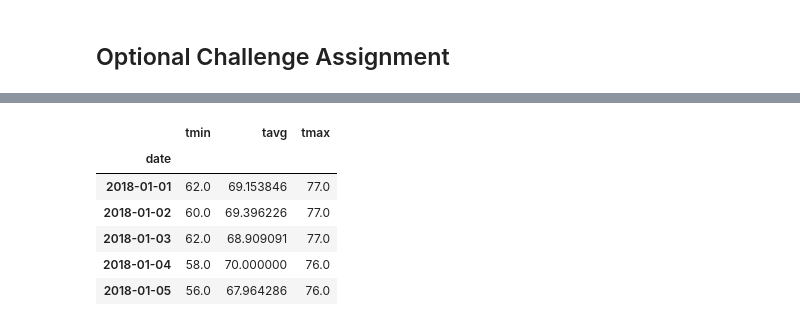
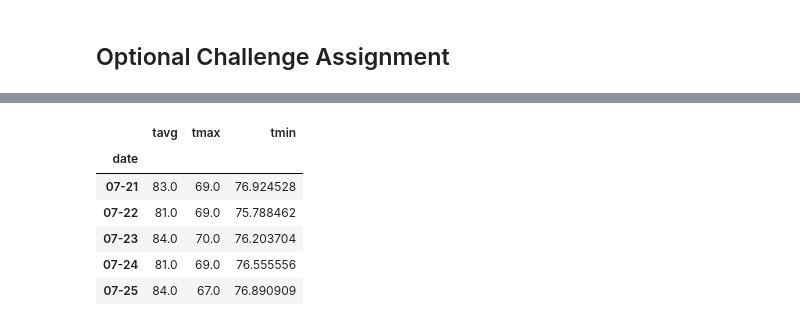
Before and after one commit to ipvirg/Surfs_Up_Climate_Analysis, a Jupyter notebook: climate_main.ipynb, the cells around one changed output, grey strips where cells are left out. Cells and saved outputs as stored; diff of their text form; code cells hidden in the pictures.

```diff
--- a/climate_main.ipynb
+++ b/climate_main.ipynb
@@ -19,11 +20,11 @@ from sqlalchemy import create_engine, func, inspect
 # %%
 # Choose a start date and end date of the trip. Make sure that your vacation range is approximately 3-15 days total.
 # Note: There is no data after 2017-08-23.
-start_date_entry = input('Enter a start date for your trip in YYYY-MM-DD format: ')
+start_date_entry = input('Enter the start date for your trip to Honolulu in YYYY-MM-DD format: ')
 year, month, day = map(int, start_date_entry.split('-'))
 trip_start_date = dt.date(year, month, day)
 
-end_date_entry = input('Enter an end date for your trip in YYYY-MM-DD format: ')
+end_date_entry = input('Enter the end date for your trip to Honolulu in YYYY-MM-DD format: ')
 year, month, day = map(int, end_date_entry.split('-'))
 trip_end_date = dt.date(year, month, day)
 # %% [output]
@@ -272,12 +273,33 @@ daily_normals("01-01")
+# %%
+# calculate the daily normals for your trip
+def daily_normals(date):
+    sel = [func.min(Measurement.tobs), func.avg(Measurement.tobs), func.max(Measurement.tobs)]
+    [(tmin,tavg,tmax)] = session.query(*sel).filter(func.strftime("%m-%d", Measurement.date) == date).all()
+
+    return tmin,tavg,tmax
 # %%
-# calculate the daily normals for your trip
-# push each tuple of calculations into a list called `normals`
-
+# Push each tuple of calculations into a list called `normals`
 # Set the start and end date of the trip
+start = trip_start_date
 
 # Use the start and end date to create a range of dates
+tdelta = dt.timedelta(days=1)
+date_range = []
+while start <= trip_end_date:
+    date_range.append(start)
+    start += tdelta
 
-# Stip off the year and save a list of %m-%d strings
+# Strip off the year and save a list of %m-%d strings
+month_day_range = []
+for everydate in date_range:
+    month = everydate.strftime('%m')
+    day = everydate.strftime('%d')
+    month_day_range.append(month +'-'+ day)
 
 # Loop through the list of %m-%d strings and calculate the normals for each date
+normals = []
+for month_day in month_day_range:
+        tmax,tmin,tavg = daily_normals(month_day)
+        normals.append({"date": month_day, "tmax": tmax, "tmin": tmin, "tavg":tavg})
+temp_ranges
 # %% [output]
@@ -291,12 +323,15 @@ daily_normals("01-01")
 # %%
 # Load the previous query results into a Pandas DataFrame and add the `trip_dates` range as the `date` index
+normals_df = pd.DataFrame(normals)
+normals_df.set_index('date', inplace=True)
+normals_df.head()
 # %% [output]
-|  | tmin | tavg | tmax |
+|  | tavg | tmax | tmin |
 | date |  |  |  |
-| 2018-01-01 | 62.0 | 69.153846 | 77.0 |
-| 2018-01-02 | 60.0 | 69.396226 | 77.0 |
-| 2018-01-03 | 62.0 | 68.909091 | 77.0 |
-| 2018-01-04 | 58.0 | 70.000000 | 76.0 |
-| 2018-01-05 | 56.0 | 67.964286 | 76.0 |
+| 07-21 | 83.0 | 69.0 | 76.924528 |
+| 07-22 | 81.0 | 69.0 | 75.788462 |
+| 07-23 | 84.0 | 70.0 | 76.203704 |
+| 07-24 | 81.0 | 69.0 | 76.555556 |
+| 07-25 | 84.0 | 67.0 | 76.890909 |
 # %%
 # Plot the daily normals as an area plot with `stacked=False`
```
Also changed, not shown: parts of 15 cells of this notebook, 1 other file.
